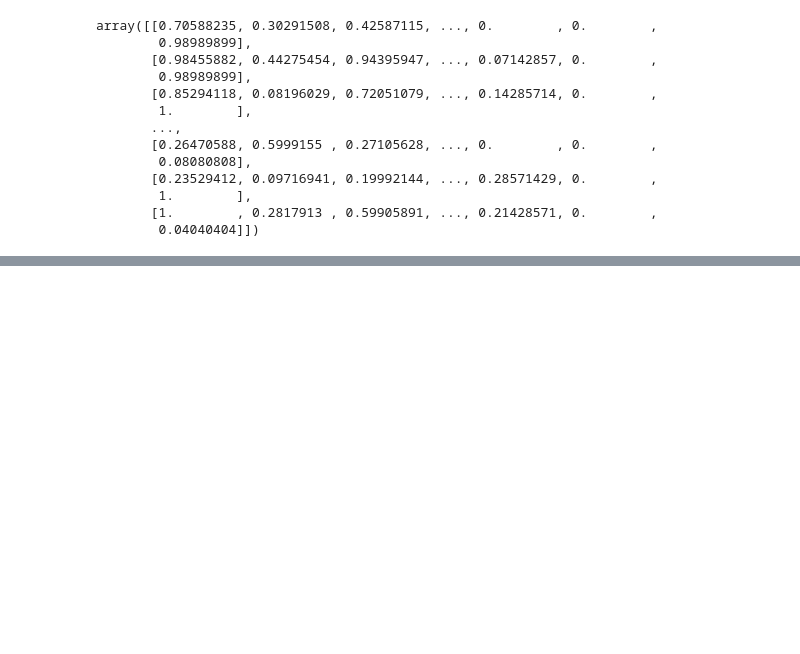
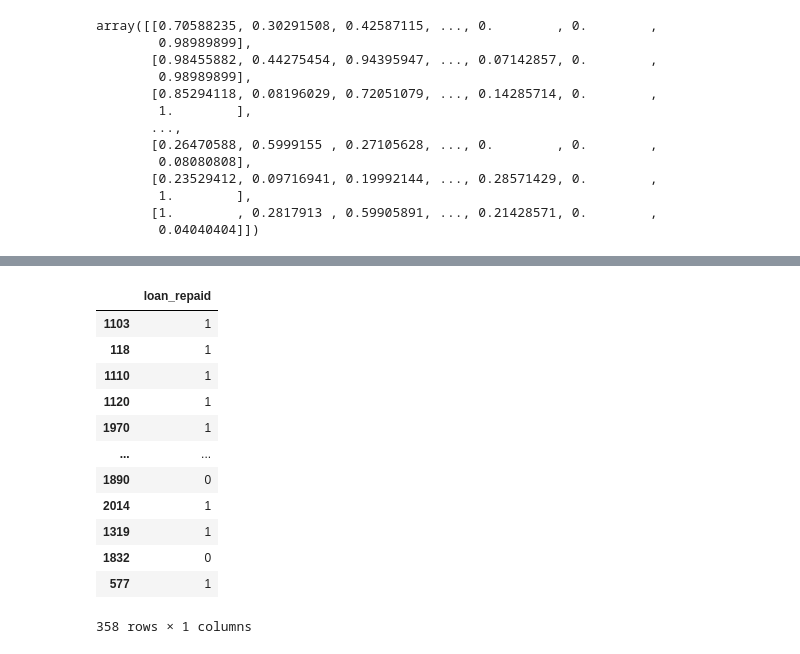
Before and after one commit to shivanipriya89/practicetensor, a Jupyter notebook: thekeras.ipynb, the cells around one changed output, grey strips where cells are left out. Saved outputs shown, nothing was run; the diff lists cells and outputs as text; code cells hidden in the pictures; blank space fills up the shorter version.

```diff
--- a/thekeras.ipynb
+++ b/thekeras.ipynb
@@ -3858,0 +3965,18 @@ Epoch 25/25
+# %%
+y_test=pd.DataFrame(y_test)
+# %%
+y_test
+# %% [output]
+|  | loan_repaid |
+| 1103 | 1 |
+| 118 | 1 |
+| 1110 | 1 |
+| 1120 | 1 |
+| 1970 | 1 |
+| ... | ... |
+| 1890 | 0 |
+| 2014 | 1 |
+| 1319 | 1 |
+| 1832 | 0 |
+| 577 | 1 |
+358 rows × 1 columns
```
Also changed, not shown: parts of 22 cells of this notebook.
